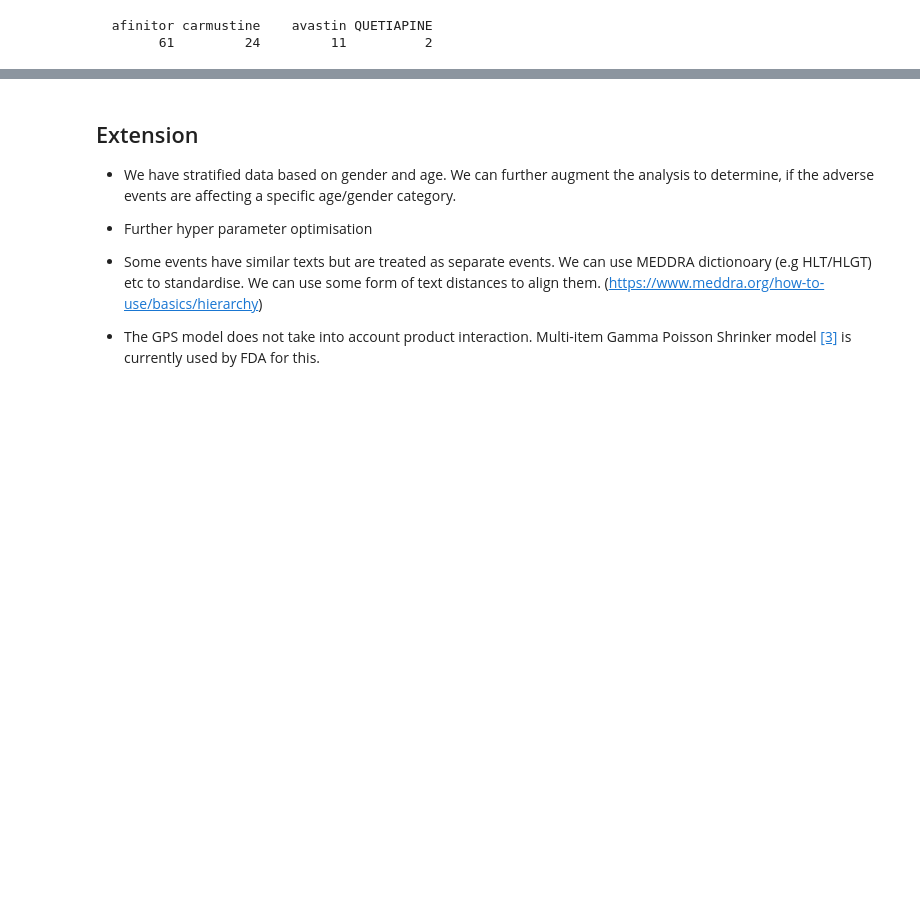
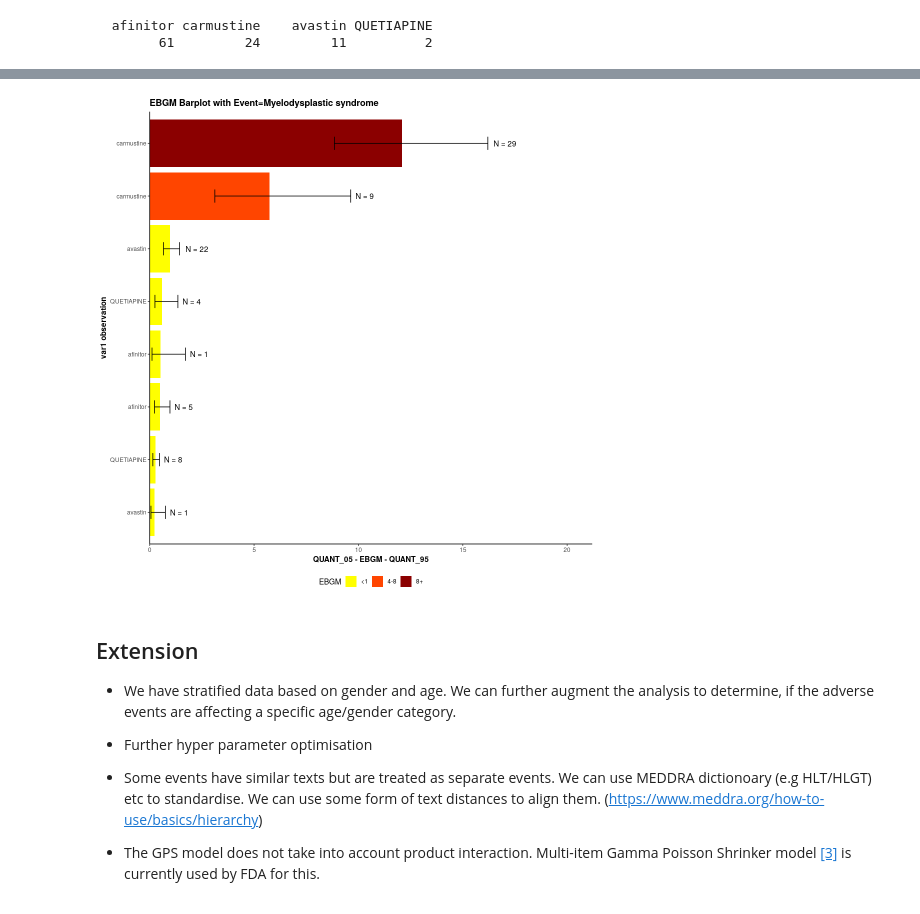
Before and after one commit to titan-king/openFDA_ADE_Analysis, a Jupyter notebook: Proportional Analysis using R.ipynb, the cells around one changed output, grey strips where cells are left out. Cells and saved outputs as stored; diff of their text form; code cells hidden in the pictures; blank space fills up the shorter version.

```diff
--- a/Proportional Analysis using R.ipynb
+++ b/Proportional Analysis using R.ipynb
@@ -277,3 +307,7 @@ head(tabbed[order(tabbed, decreasing = TRUE)])
+# %%
+plot(ebout, event="Myelodysplastic syndrome",cex.lab=1.5, cex.axis=1.5, cex.main=1.5, cex.sub=1.5)
+# %% [output]
+[figure, added]
 # %% [markdown]
 ## Extension
 
```
Also changed, not shown: parts of 5 cells of this notebook.
